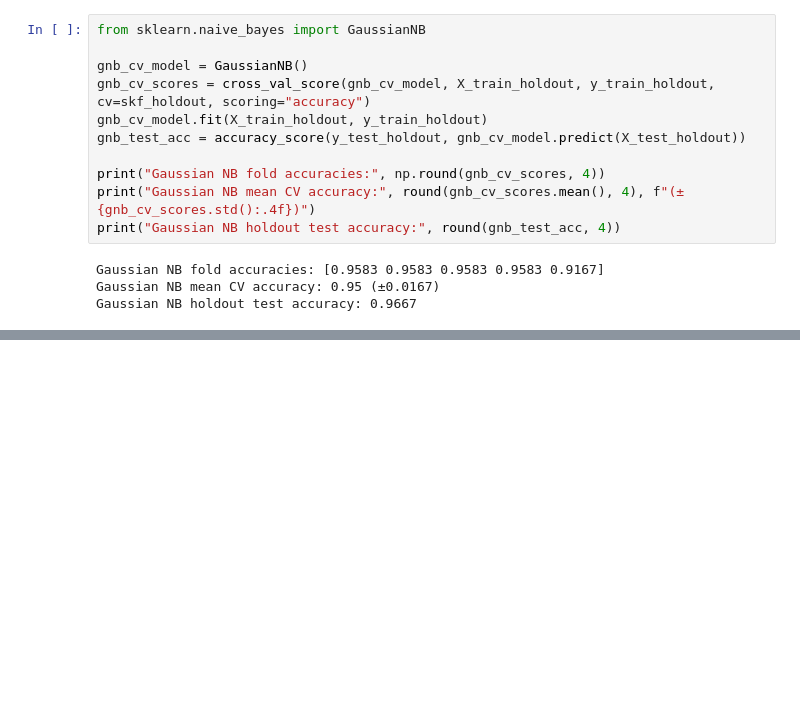
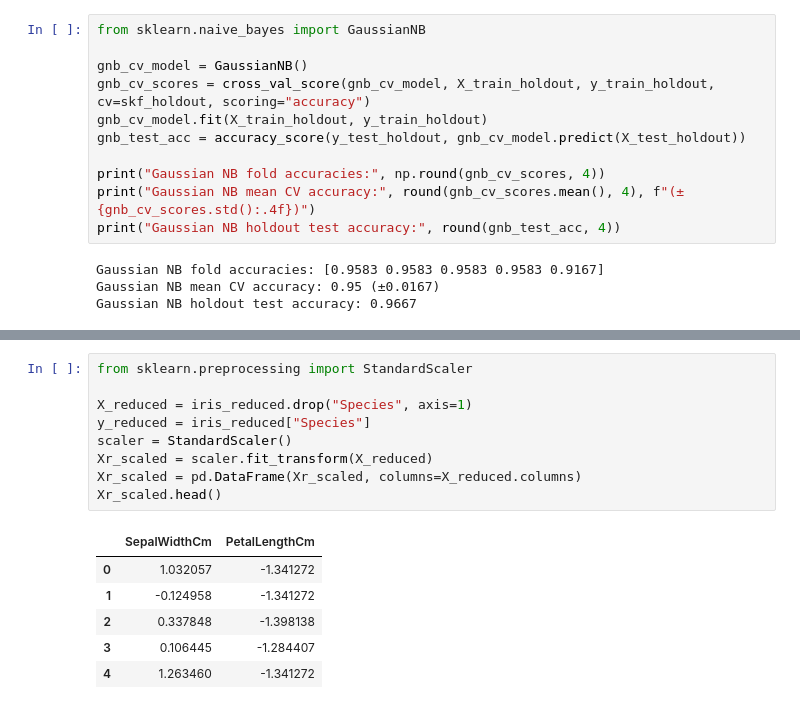
Before and after one commit to MaharramovMurad/Iris-Species-Classification, a Jupyter notebook: iris_flower_classification.ipynb, the cells around one changed output, grey strips where cells are left out. Drawn from its saved outputs; the diff is of its cells as text; blank space fills up the shorter version.

```diff
--- a/iris_flower_classification.ipynb
+++ b/iris_flower_classification.ipynb
@@ -394,0 +418,16 @@ Random Forest holdout test accuracy: 0.9
+# %%
+from sklearn.preprocessing import StandardScaler
+
+X_reduced = iris_reduced.drop("Species", axis=1)
+y_reduced = iris_reduced["Species"]
+scaler = StandardScaler()
+Xr_scaled = scaler.fit_transform(X_reduced)
+Xr_scaled = pd.DataFrame(Xr_scaled, columns=X_reduced.columns)
+Xr_scaled.head()
+# %% [output]
+|  | SepalWidthCm | PetalLengthCm |
+| 0 | 1.032057 | -1.341272 |
+| 1 | -0.124958 | -1.341272 |
+| 2 | 0.337848 | -1.398138 |
+| 3 | 0.106445 | -1.284407 |
+| 4 | 1.263460 | -1.341272 |
```
Also changed, not shown: parts of 16 cells of this notebook.
